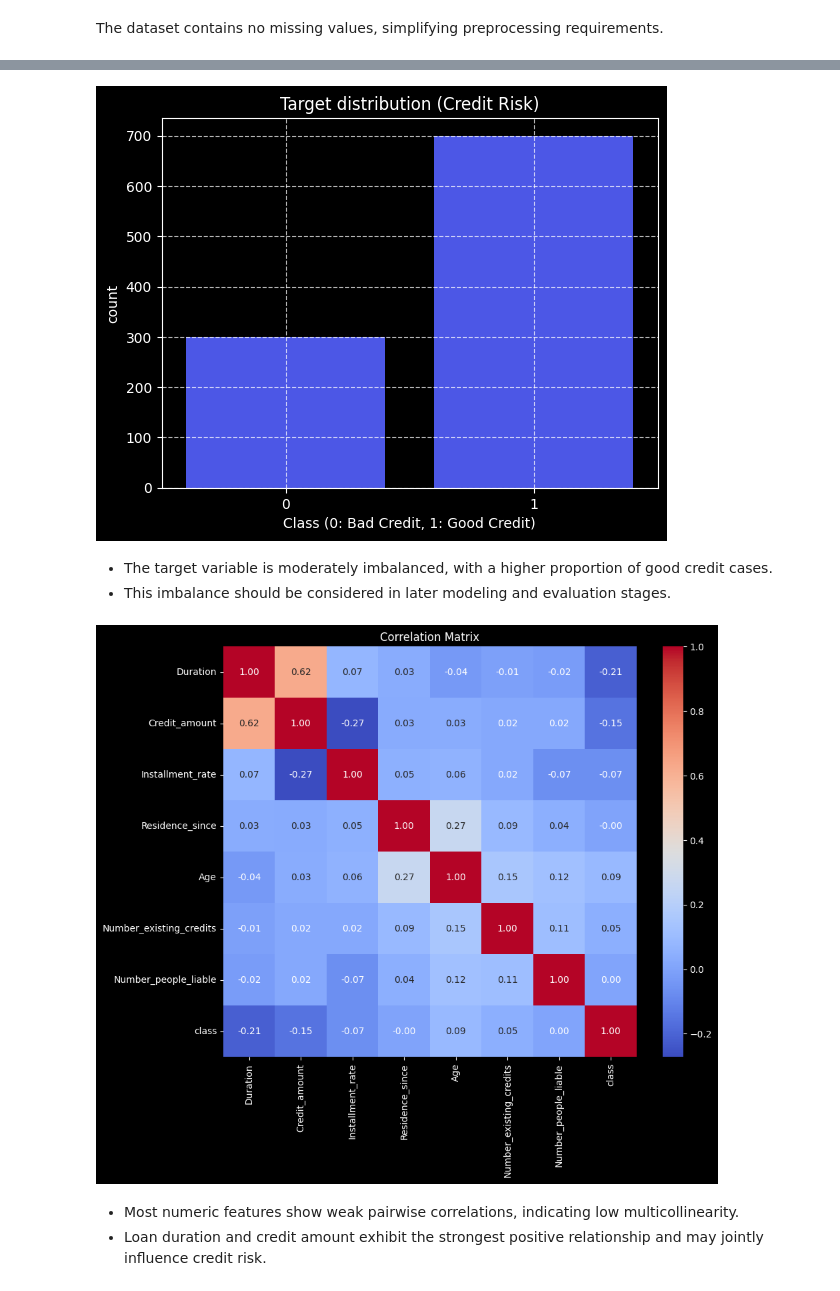
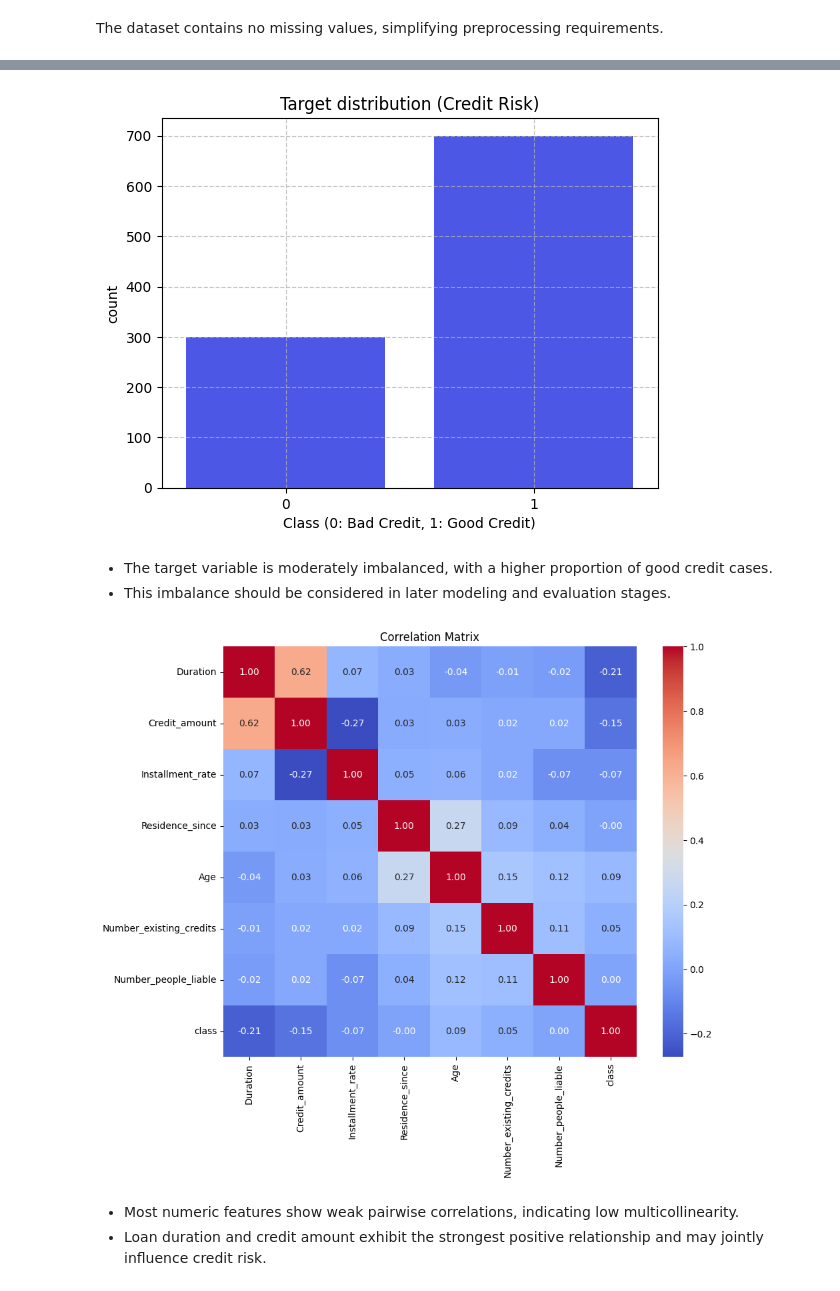
Before and after one commit to Shravani018/xai-credit-risk-analysis, a Jupyter notebook: EDA.ipynb, the cells around one changed output, grey strips where cells are left out. Saved outputs shown, nothing was run; the diff lists cells and outputs as text; code cells hidden in the pictures.

Commit message:
Updated EDA graphs

```diff
--- a/EDA.ipynb
+++ b/EDA.ipynb
@@ -125,14 +125,13 @@ df[numeric_cols].describe()
 | max | 72.000000 | 18424.000000 | 4.000000 | 4.000000 | 75.000000 | 4.000000 | ... |
 # %%
 # Target balance
-plt.style.use('dark_background')
 sns.countplot(x="class", data=df,color="#3341FFE8")
 plt.title("Target distribution (Credit Risk)")
 plt.grid(linestyle='--', alpha=0.7)
 plt.xlabel("Class (0: Bad Credit, 1: Good Credit)")
 plt.show()
 # %% [output]
-[figure, old version]
+[figure, new version]
 # %% [markdown]
 - The target variable is moderately imbalanced, with a higher proportion of good credit cases.
 - This imbalance should be considered in later modeling and evaluation stages.
@@ -143,7 +142,7 @@ sns.heatmap(df[numeric_cols].corr(), annot=True, fmt=".2f", cmap="coolwarm")
 plt.title("Correlation Matrix")
 plt.show()
 # %% [output]
-[figure, old version]
+[figure, new version]
 # %% [markdown]
 - Most numeric features show weak pairwise correlations, indicating low multicollinearity.
 - Loan duration and credit amount exhibit the strongest positive relationship and may jointly influence credit risk.
```
Also changed, not shown: parts of 3 cells of this notebook.
